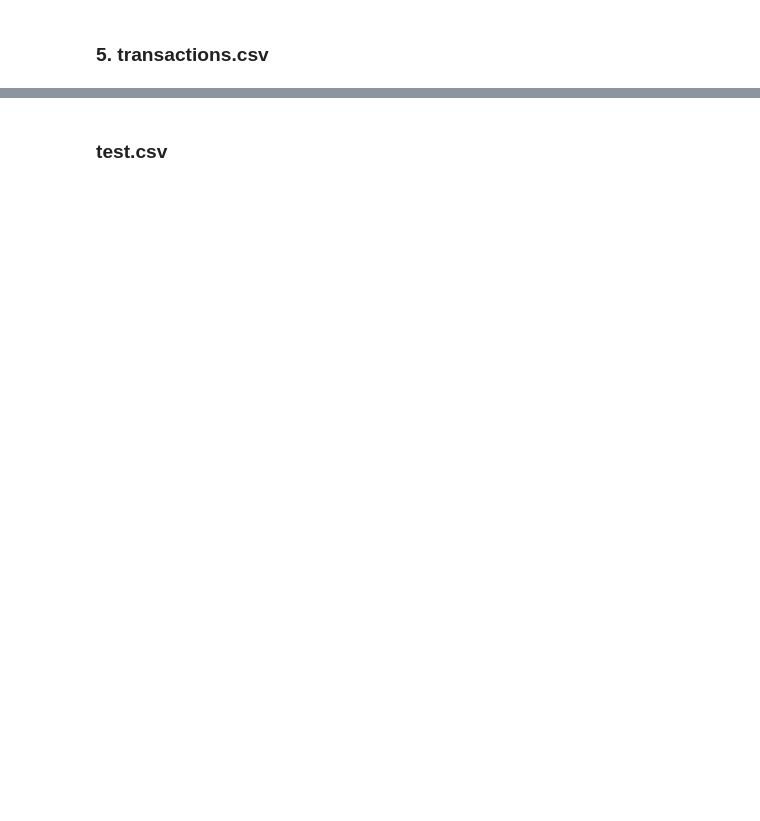
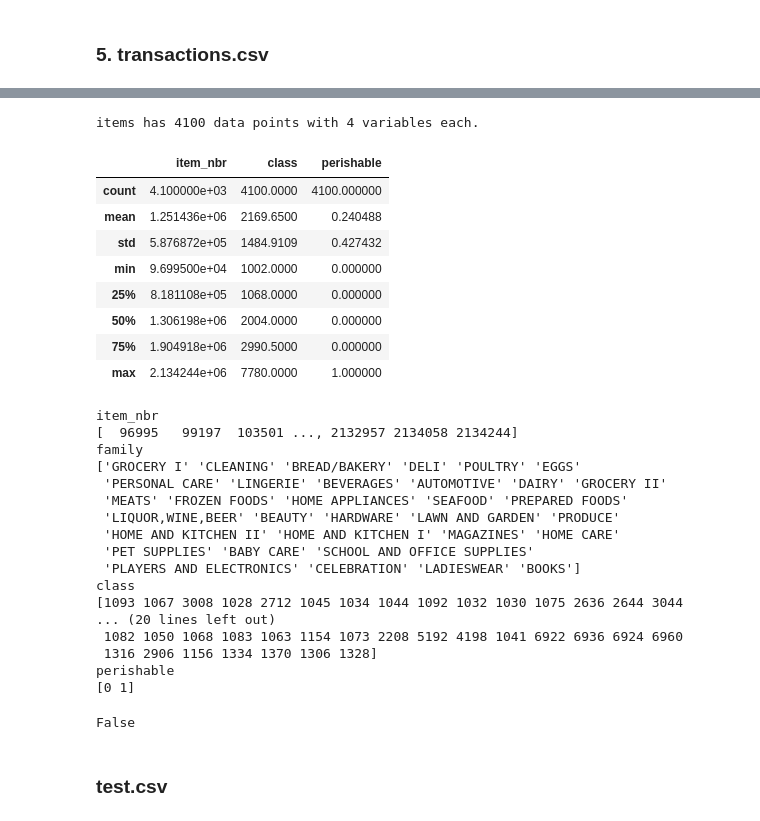
Before and after one commit to highhigh/kaggle, a Jupyter notebook: Favorita_Grocery_Sales_Forecasting/grocery_sales_forecasting_data.ipynb, the cells around one changed output, grey strips where cells are left out. Saved outputs shown, nothing was run; the diff lists cells and outputs as text; code cells hidden in the pictures; blank space fills up the shorter version.

```diff
--- a/Favorita_Grocery_Sales_Forecasting/grocery_sales_forecasting_data.ipynb
+++ b/Favorita_Grocery_Sales_Forecasting/grocery_sales_forecasting_data.ipynb
@@ -107,0 +57,3 @@ train_2014.isnull().values.any()
+# %%
+for col in train_data.columns:
+    print(col, train_data[col].unique(), sep='\n')
@@ -143,0 +139,10 @@ display(train_data.tail(5))
+# %%
+stores = pd.read_csv("input/stores.csv")
+print("Stores has {} data points with {} variables each.".format(*stores.shape))
+
+display(stores.describe())
+
+for col in stores.columns:
+    print(col, stores[col].unique(), sep='\n')
+
+stores.isnull().values.any()
@@ -143,0 +186,10 @@ display(train_data.tail(5))
+# %%
+oil = pd.read_csv("input/oil.csv")
+print("Oil has {} data points with {} variables each.".format(*oil.shape))
+
+display(oil.describe())
+
+for col in oil.columns:
+    print(col, oil[col].unique(), sep='\n')
+
+oil.isnull().values.any()
@@ -179,0 +235,10 @@ display(train_data.tail(5))
+# %%
+transactions = pd.read_csv("input/transactions.csv")
+print("transactions has {} data points with {} variables each.".format(*transactions.shape))
+
+display(transactions.describe())
+
+for col in transactions.columns:
+    print(col, transactions[col].unique(), sep='\n')
+
+transactions.isnull().values.any()
@@ -180,3 +281,42 @@ display(train_data.tail(5))
+# %%
+items = pd.read_csv("input/items.csv")
+print("items has {} data points with {} variables each.".format(*items.shape))
+
+display(items.describe())
+
+for col in items.columns:
+    print(col, items[col].unique(), sep='\n')
+
+items.isnull().values.any()
+# %% [output]
+items has 4100 data points with 4 variables each.
+|  | item_nbr | class | perishable |
+| count | 4.100000e+03 | 4100.0000 | 4100.000000 |
+| mean | 1.251436e+06 | 2169.6500 | 0.240488 |
+| std | 5.876872e+05 | 1484.9109 | 0.427432 |
+| min | 9.699500e+04 | 1002.0000 | 0.000000 |
+| 25% | 8.181108e+05 | 1068.0000 | 0.000000 |
+| 50% | 1.306198e+06 | 2004.0000 | 0.000000 |
+| 75% | 1.904918e+06 | 2990.5000 | 0.000000 |
+| max | 2.134244e+06 | 7780.0000 | 1.000000 |
+item_nbr
+[  96995   99197  103501 ..., 2132957 2134058 2134244]
+family
+['GROCERY I' 'CLEANING' 'BREAD/BAKERY' 'DELI' 'POULTRY' 'EGGS'
+ 'PERSONAL CARE' 'LINGERIE' 'BEVERAGES' 'AUTOMOTIVE' 'DAIRY' 'GROCERY II'
+ 'MEATS' 'FROZEN FOODS' 'HOME APPLIANCES' 'SEAFOOD' 'PREPARED FOODS'
+ 'LIQUOR,WINE,BEER' 'BEAUTY' 'HARDWARE' 'LAWN AND GARDEN' 'PRODUCE'
+ 'HOME AND KITCHEN II' 'HOME AND KITCHEN I' 'MAGAZINES' 'HOME CARE'
+ 'PET SUPPLIES' 'BABY CARE' 'SCHOOL AND OFFICE SUPPLIES'
+ 'PLAYERS AND ELECTRONICS' 'CELEBRATION' 'LADIESWEAR' 'BOOKS']
+class
+[1093 1067 3008 1028 2712 1045 1034 1044 1092 1032 1030 1075 2636 2644 3044
+... (20 lines left out)
+ 1082 1050 1068 1083 1063 1154 1073 2208 5192 4198 1041 6922 6936 6924 6960
+ 1316 2906 1156 1334 1370 1306 1328]
+perishable
+[0 1]
+False
 # %% [markdown]
 ### test.csv
 # %%
```
Also changed, not shown: parts of 29 cells of this notebook.
